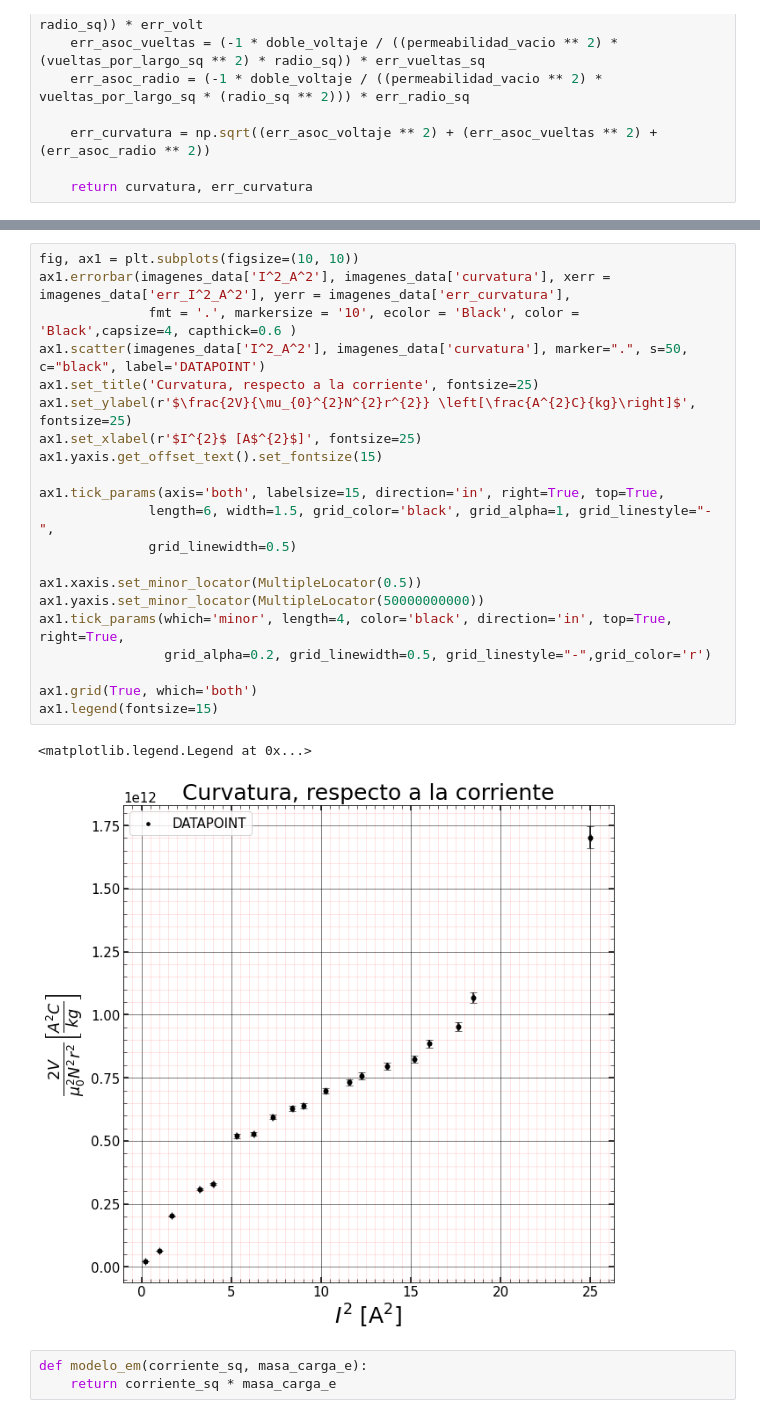
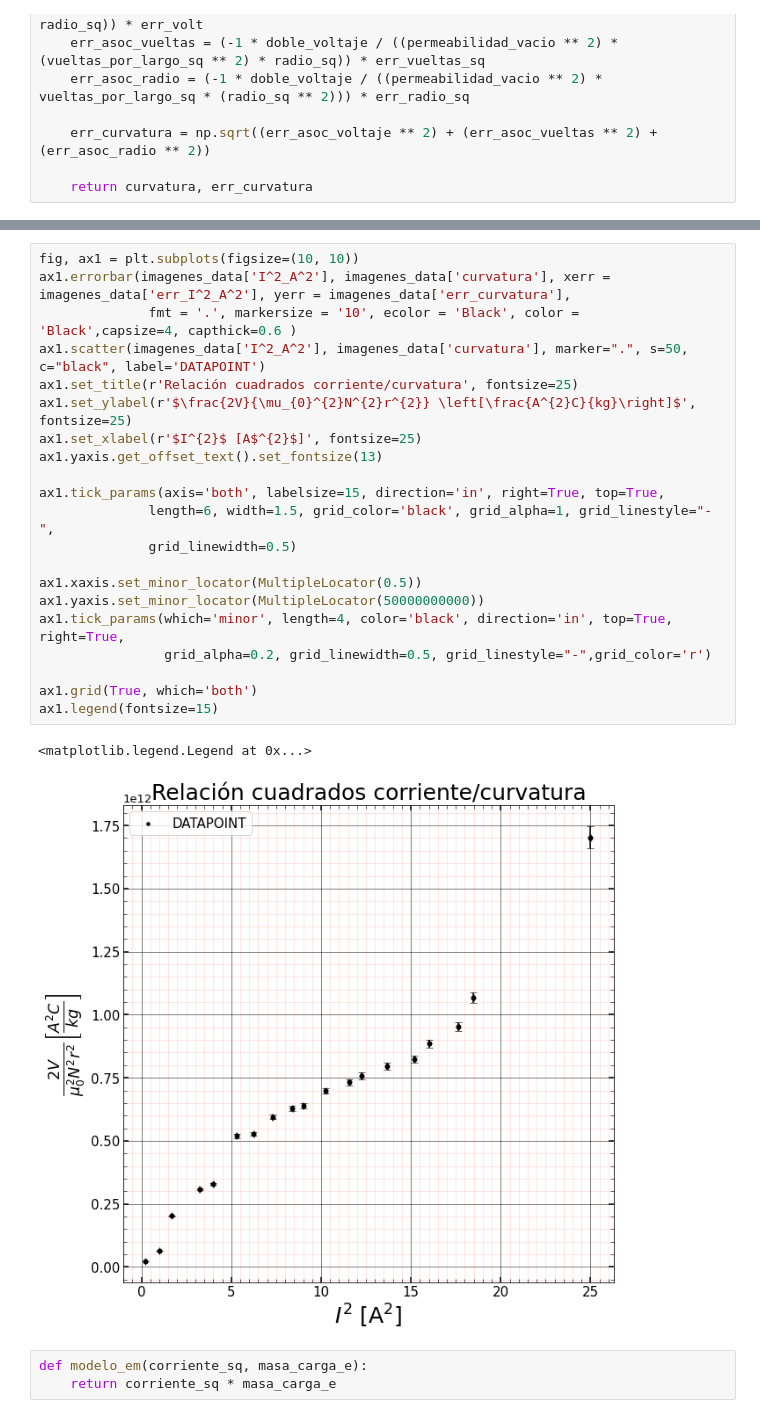
Before and after one commit to ojedarcelo/electrocodigos, a Jupyter notebook: lab3/lab_3_electro.ipynb, the cells around one changed output, grey strips where cells are left out. Saved outputs shown, nothing was run; the diff lists cells and outputs as text.

```diff
--- a/lab3/lab_3_electro.ipynb
+++ b/lab3/lab_3_electro.ipynb
@@ -206,27 +230,27 @@ imagenes_data
 # %%
 fig, ax1 = plt.subplots(figsize=(10, 10))
 ax1.errorbar(imagenes_data['I^2_A^2'], imagenes_data['curvatura'], xerr = imagenes_data['err_I^2_A^2'], yerr = imagenes_data['err_curvatura'],
               fmt = '.', markersize = '10', ecolor = 'Black', color = 'Black',capsize=4, capthick=0.6 )
 ax1.scatter(imagenes_data['I^2_A^2'], imagenes_data['curvatura'], marker=".", s=50, c="black", label='DATAPOINT')
-ax1.set_title('Curvatura, respecto a la corriente', fontsize=25)
+ax1.set_title(r'Relación cuadrados corriente/curvatura', fontsize=25)
 ax1.set_ylabel(r'$\frac{2V}{\mu_{0}^{2}N^{2}r^{2}} \left[\frac{A^{2}C}{kg}\right]$', fontsize=25)
 ax1.set_xlabel(r'$I^{2}$ [A$^{2}$]', fontsize=25)
-ax1.yaxis.get_offset_text().set_fontsize(15)
+ax1.yaxis.get_offset_text().set_fontsize(13)
 
 ax1.tick_params(axis='both', labelsize=15, direction='in', right=True, top=True,
               length=6, width=1.5, grid_color='black', grid_alpha=1, grid_linestyle="-",
               grid_linewidth=0.5)
 
 ax1.xaxis.set_minor_locator(MultipleLocator(0.5))
 ax1.yaxis.set_minor_locator(MultipleLocator(50000000000))
 ax1.tick_params(which='minor', length=4, color='black', direction='in', top=True, right=True,
                 grid_alpha=0.2, grid_linewidth=0.5, grid_linestyle="-",grid_color='r')
 
 ax1.grid(True, which='both')
 ax1.legend(fontsize=15)
 # %% [output]
 <matplotlib.legend.Legend at 0x...>
-[figure, old version]
+[figure, new version]
 # %%
 def modelo_em(corriente_sq, masa_carga_e):
     return corriente_sq * masa_carga_e
```
Also changed, not shown: parts of 2 cells of this notebook.
